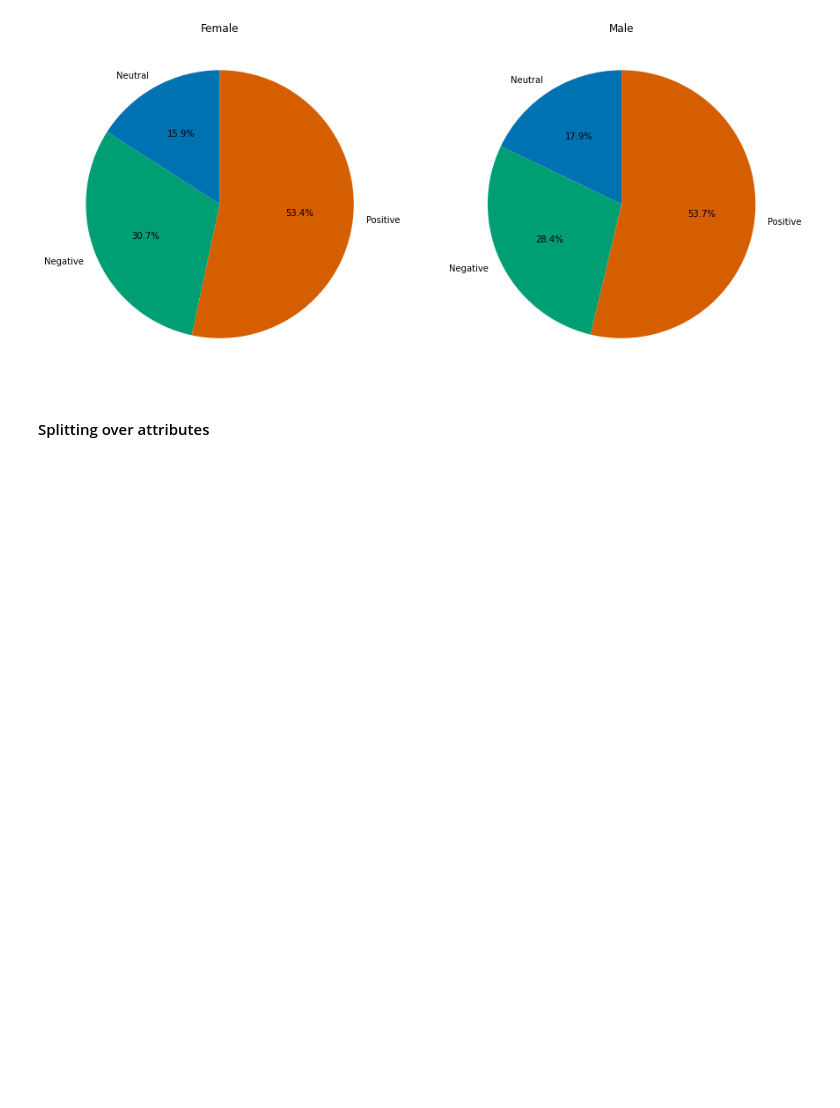
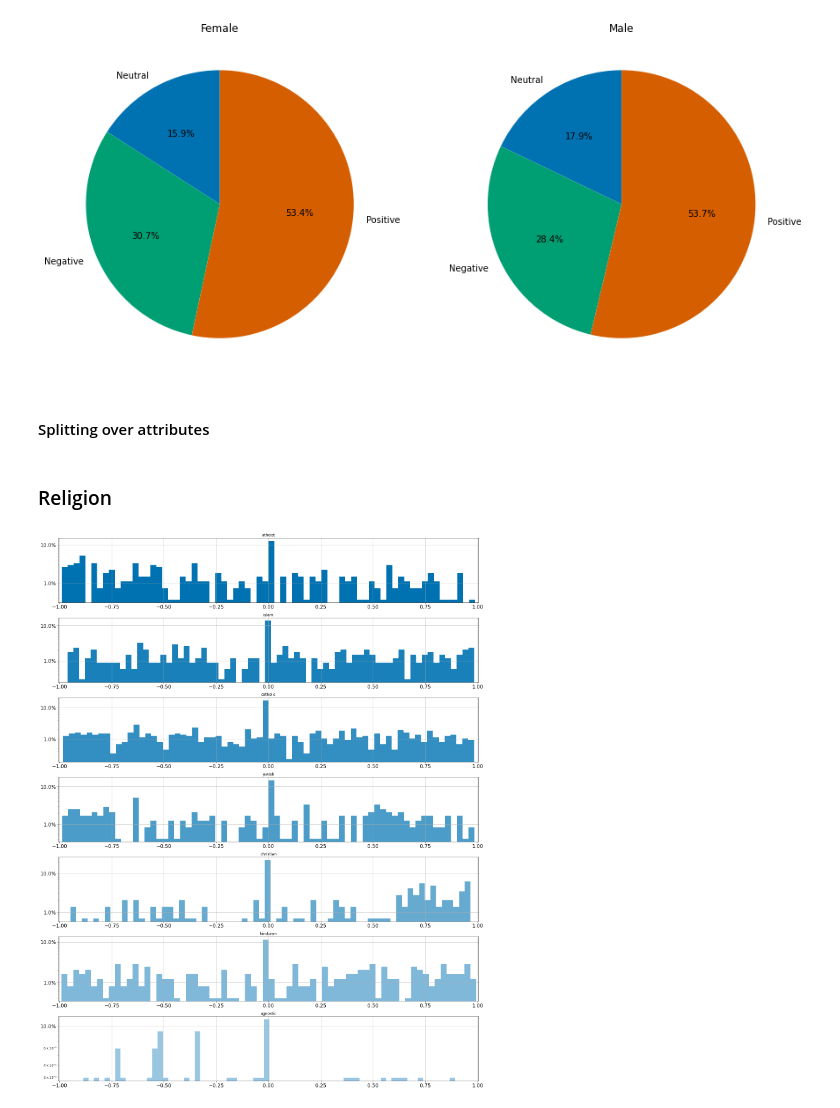
Before and after one commit to epfl-ada/ada-2021-project-272, a Jupyter notebook: Project.ipynb, the cells around one changed output. Saved outputs shown, nothing was run; the diff lists cells and outputs as text; code cells hidden in the pictures; blank space fills up the shorter version.

```diff
--- a/Project.ipynb
+++ b/Project.ipynb
@@ -1017,0 +1025,27 @@ md=ddd.merge(meta,how='left',left_on='ethnic',right_on='QID')
+# %% [markdown]
+### Religion
+# %%
+fig, axs = plt.subplots(7,figsize=(20,25))
+alpha_score = 1
+
+for i in range(0,7):
+    religion = gi_at_rel['rel'].unique()[i]
+    weight = np.ones(gi_at_rel[gi_at_rel['rel'] == religion]['compound scores'].shape[0])/gi_at_rel[gi_at_rel['rel'] == religion]['compound scores'].shape[0]
+    axs[i].hist(gi_at_rel[gi_at_rel['rel'] == religion]['compound scores'], alpha =alpha_score, weights = weight, bins = 70)
+    axs[i].title.set_text(religion)
+    alpha_score -= 0.1
+
+
+    axs[i].grid()
+    axs[i].set_yscale('log')
+    axs[i].set_xlim([-1.005,1.005])
+
+    # set yaxis to percentage
+    axs[i].yaxis.set_major_formatter(PercentFormatter(1))
+
+    axs[i].tick_params(axis='both', which='major', labelsize=16)
+
+    # this makes the plot tight
+    fig.tight_layout()
+# %% [output]
+[figure, added]
```
Also changed, not shown: parts of 28 cells of this notebook.
